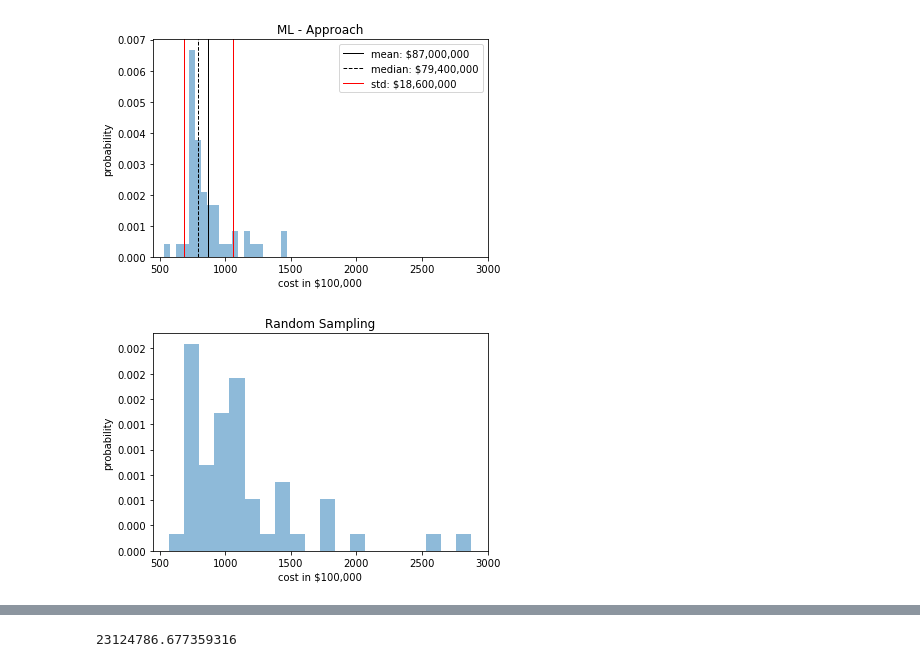
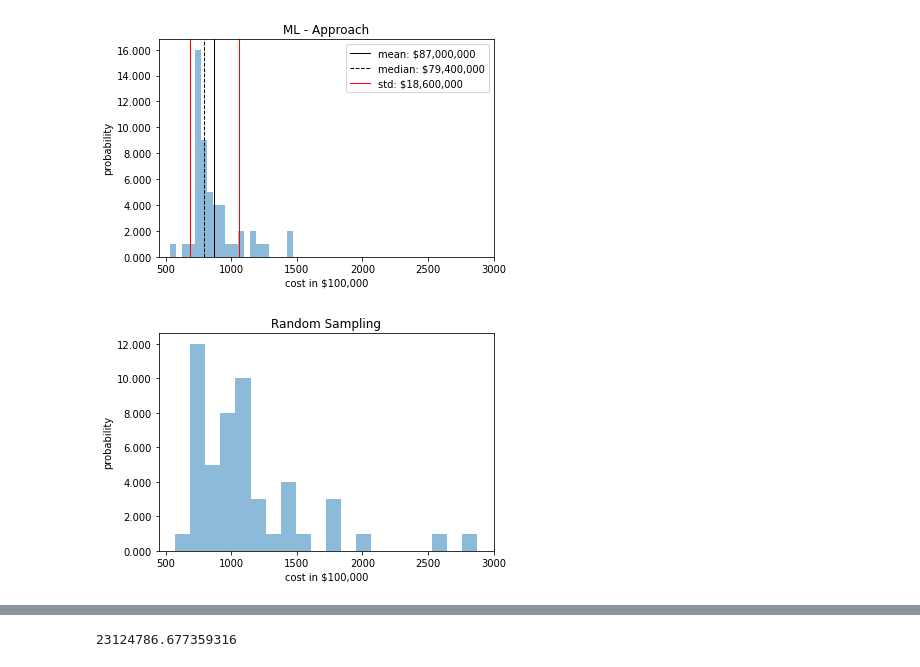
Before and after one commit to riccollado/crash_code, a Jupyter notebook: jupyter_scripts/Histogram_Learning_Sequence.ipynb, the cells around one changed output, grey strips where cells are left out. Cells and saved outputs as stored; diff of their text form; code cells hidden in the pictures.

```diff
--- a/jupyter_scripts/Histogram_Learning_Sequence.ipynb
+++ b/jupyter_scripts/Histogram_Learning_Sequence.ipynb
@@ -72,56 +271,78 @@ plt.show()
 # %%
+# Our ML approach
+
 fig, ax = plt.subplots(1, 1)
 
 # plt.figure(figsize=(height_in_inches, width_in_inches), dpi=dots_per_inch)
-plt.hist(ML, 20, normed=1,  alpha=0.5)
+plt.hist(
+    ML,
+    20,
+    # normed=1,
+    alpha=0.5,
+)
 plt.title("ML - Approach")
-plt.xlabel('cost in $100,000')
-plt.ylabel('probability')
+plt.xlabel("cost in $100,000")
+plt.ylabel("probability")
 
-formatter = ticker.FormatStrFormatter('%1.3f')
+formatter = ticker.FormatStrFormatter("%1.3f")
 ax.yaxis.set_major_formatter(formatter)
 plt.xlim(450, 3000)
 
-plt.axvline(np.mean(ML), color='k', linestyle='solid',
-            linewidth=1, label='mean: ${:,}'.format(int(np.mean(ML))*100000))
-plt.axvline(np.median(ML), color='k', linestyle='dashed',
-            linewidth=1, label='median: ${:,}'.format(int(np.median(ML))*100000))
-plt.axvline(np.mean(ML)-np.std(ML), color='r', linestyle='solid',
-            linewidth=1, label='std: ${:,}'.format(int(np.std(ML))*100000))
-plt.axvline(np.mean(ML)+np.std(ML), color='r', linestyle='solid', linewidth=1)
+plt.axvline(
+    np.mean(ML),
+    color="k",
+    linestyle="solid",
+    linewidth=1,
+    label="mean: ${:,}".format(int(np.mean(ML)) * 100000),
+)
+plt.axvline(
+    np.median(ML),
+    color="k",
+    linestyle="dashed",
+    linewidth=1,
+    label="median: ${:,}".format(int(np.median(ML)) * 100000),
+)
+plt.axvline(
+    np.mean(ML) - np.std(ML),
+    color="r",
+    linestyle="solid",
+    linewidth=1,
+    label="std: ${:,}".format(int(np.std(ML)) * 100000),
+)
+plt.axvline(np.mean(ML) + np.std(ML), color="r", linestyle="solid", linewidth=1)
 plt.legend()
 
-plt.savefig('ML.png')
+plt.savefig("ML.png")
 plt.show()
 
 import matplotlib as mpl
-ax.yaxis.set_major_formatter(mpl.ticker.StrMethodFormatter('{x:,.0f}'))
+
+ax.yaxis.set_major_formatter(mpl.ticker.StrMethodFormatter("{x:,.0f}"))
 # %% [output]
-[figure, old version]
+[figure, new version]
 # %%
+# Simple random sampling plot.
+
 fig, ax = plt.subplots(1, 1)
 
 # plt.figure(figsize=(height_in_inches, width_in_inches), dpi=dots_per_inch)
-plt.hist(R, 20, normed=1,  alpha=0.5)
+plt.hist(
+    R,
+    20,
+    # normed=1,
+    alpha=0.5,
+)
 plt.title("Random Sampling")
-plt.xlabel('cost in $100,000')
-plt.ylabel('probability')
+plt.xlabel("cost in $100,000")
+plt.ylabel("probability")
 
-formatter = ticker.FormatStrFormatter('%1.3f')
+formatter = ticker.FormatStrFormatter("%1.3f")
 ax.yaxis.set_major_formatter(formatter)
 plt.xlim(450, 3000)
 
-# plt.axvline(np.mean(R), color='k', linestyle='solid',
-#             linewidth=1, label='mean: ${:,}'.format(int(np.mean(R))*100000))
-# plt.axvline(np.median(R), color='k', linestyle='dashed',
-#             linewidth=1, label='median: ${:,}'.format(int(np.median(R))*100000))
-# plt.axvline(np.mean(R)-np.std(R), color='r', linestyle='solid',
-#             linewidth=1, label='std: ${:,}'.format(int(np.std(R))*100000))
-# plt.axvline(np.mean(R)+np.std(R), color='r', linestyle='solid', linewidth=1)
-
 # plt.legend()
-plt.savefig('R_simple.png')
+plt.savefig("R_simple.png")
 plt.show()
 # %% [output]
-[figure, old version]
+[figure, new version]
 # %%
```
Also changed, not shown: parts of 7 cells of this notebook, 23 other files.
